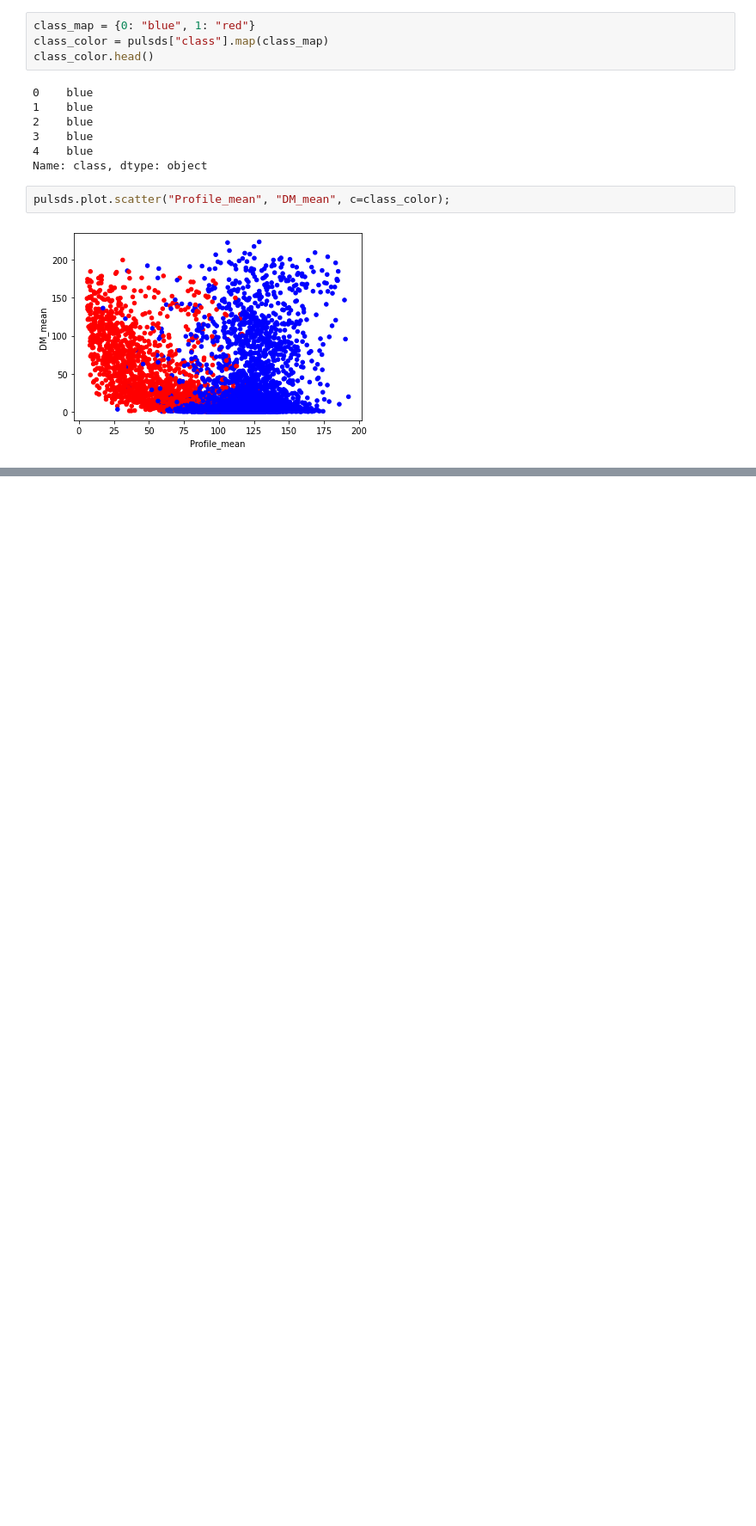
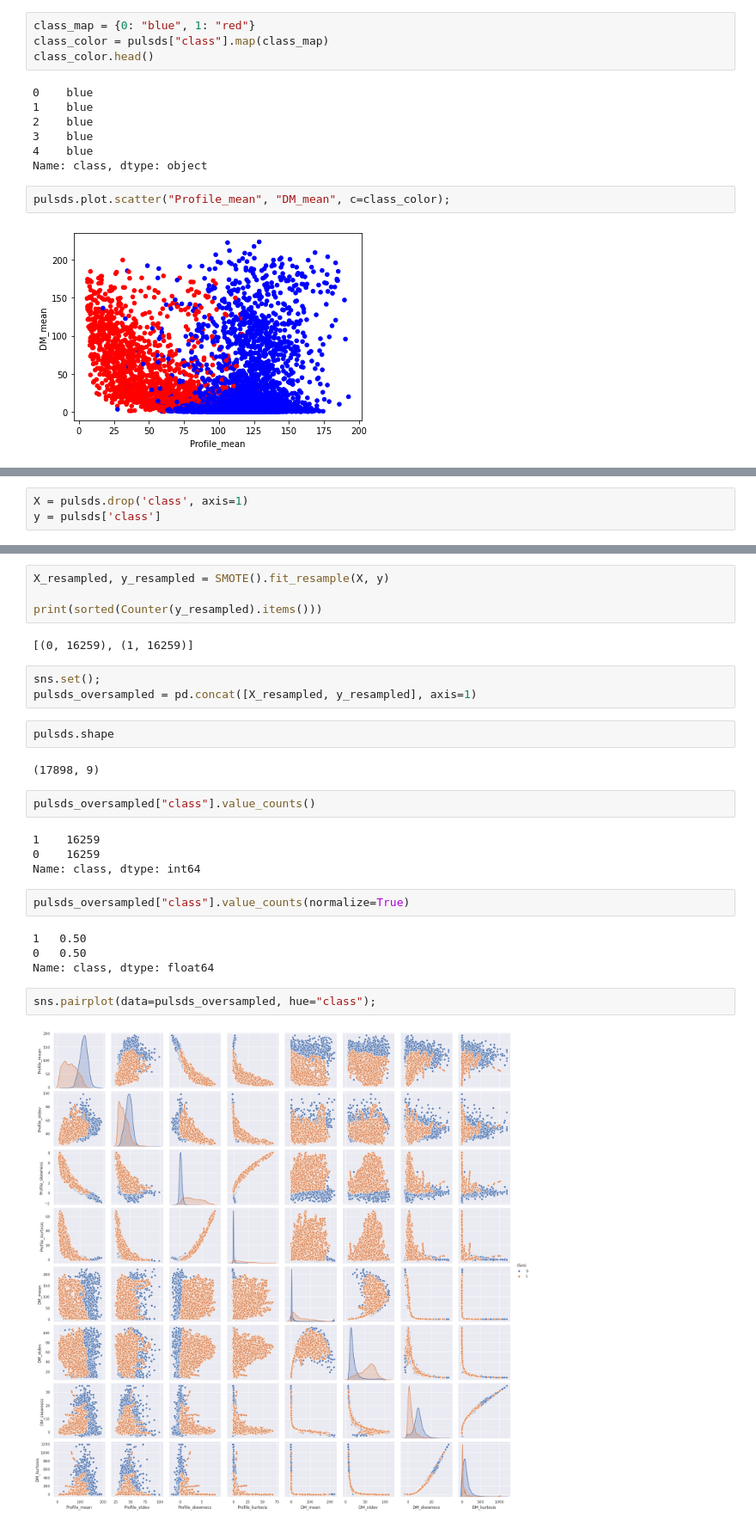
Before and after one commit to seintzz/di-project, a Jupyter notebook: Project.ipynb, the cells around one changed output, grey strips where cells are left out. Shown at 86% size. Cells and saved outputs as stored; diff of their text form; blank space fills up the shorter version.

```diff
--- a/Project.ipynb
+++ b/Project.ipynb
@@ -108,0 +129,3 @@ plot_correlation(pulsds.corr())
+# %%
+X = pulsds.drop('class', axis=1)
+y = pulsds['class']
@@ -108,0 +142,29 @@ plot_correlation(pulsds.corr())
+# %%
+X_resampled, y_resampled = SMOTE().fit_resample(X, y)
+
+print(sorted(Counter(y_resampled).items()))
+# %% [output]
+[(0, 16259), (1, 16259)]
+# %%
+sns.set();
+pulsds_oversampled = pd.concat([X_resampled, y_resampled], axis=1)
+# %%
+pulsds.shape
+# %% [output]
+(17898, 9)
+# %%
+pulsds_oversampled["class"].value_counts()
+# %% [output]
+1    16259
+0    16259
+Name: class, dtype: int64
+# %%
+pulsds_oversampled["class"].value_counts(normalize=True)
+# %% [output]
+1   0.50
+0   0.50
+Name: class, dtype: float64
+# %%
+sns.pairplot(data=pulsds_oversampled, hue="class");
+# %% [output]
+[figure, added]
```
Also changed, not shown: parts of 36 cells of this notebook, 2 other files.
